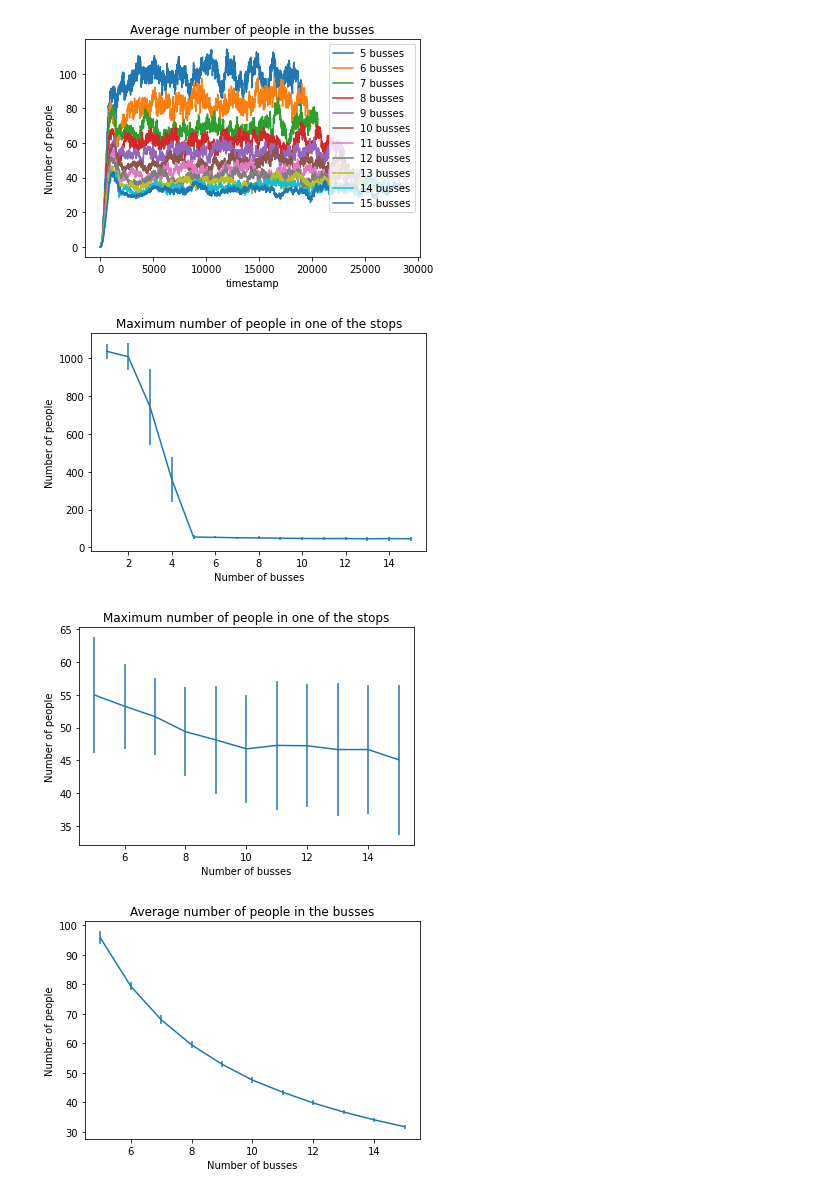
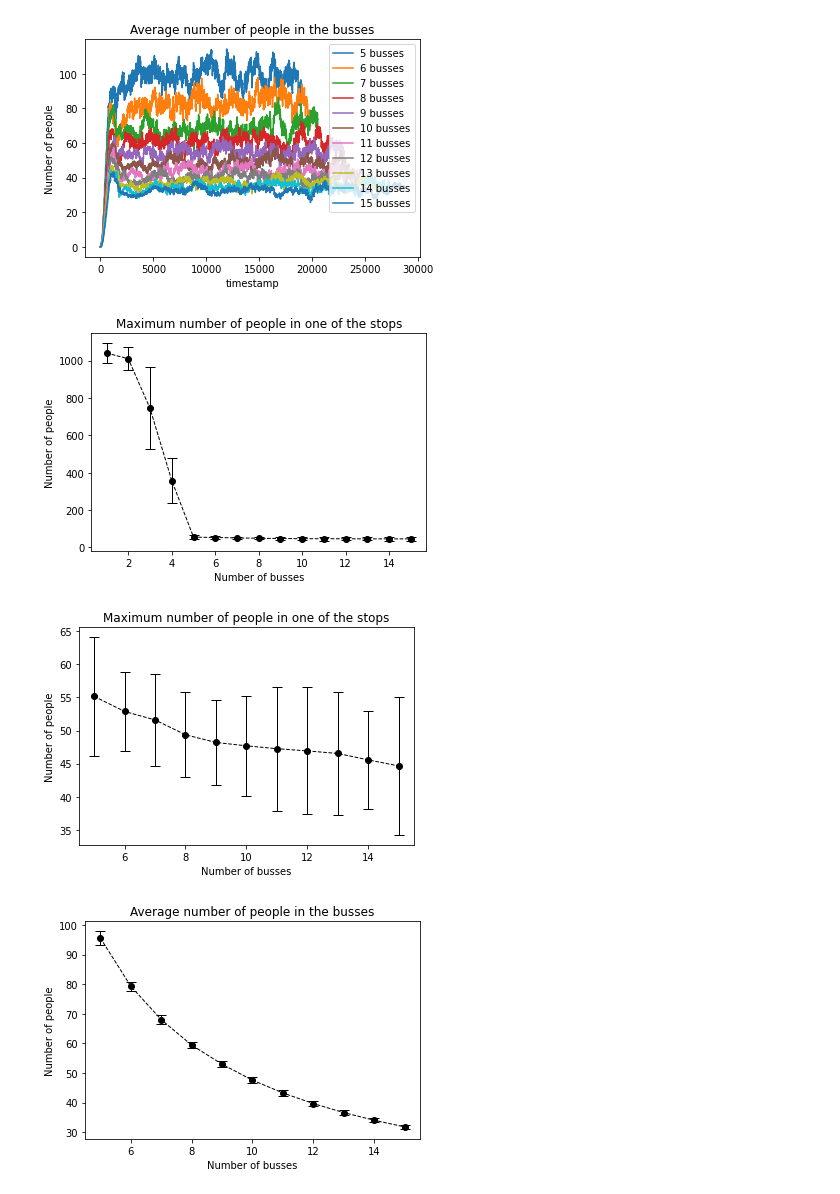
Before and after one commit to phasc/cs166, a Jupyter notebook: assignment1/busSim.ipynb, the cells around one changed output. Drawn from its saved outputs; the diff is of its cells as text; code cells hidden in the pictures.

```diff
--- a/assignment1/busSim.ipynb
+++ b/assignment1/busSim.ipynb
@@ -271,5 +277,5 @@ plt.show()
 # %%
-y=run_simulation(i, 5000)
+y=run_simulation(i, 1500)
 
 print('average total number of people wating: ', np.mean(y))
 sns.relplot(x=range(len(y)), y=y)
@@ -456,11 +462,12 @@ n = 15
 start_n = 1
 sims=[[run_simulation_data(i, 1000).iloc[: , i:].max().max() for _ in range(100)] for i in range(start_n,n+1)]
 # %%
-plt.errorbar(x=range(start_n, n+1), y=[np.mean(i) for i in sims], yerr=[1.96*np.std(i) for i in sims])
+plt.errorbar(x=range(start_n, n+1), y=[np.mean(i) for i in sims], yerr=[1.96*np.std(i) for i in sims],
+            color='black', marker='o', capsize=5, linestyle='--', linewidth=1)
 plt.title('Maximum number of people in one of the stops')
 plt.xlabel('Number of busses')
 plt.ylabel('Number of people')
 plt.show()
 # %% [output]
-[figure, old version]
+[figure, new version]
 # %%
@@ -469,11 +476,12 @@ n = 15
 start_n = 5
 sims=[[run_simulation_data(i, 1000).iloc[: , i:].max().max() for _ in range(100)] for i in range(start_n,n+1)]
 # %%
-plt.errorbar(x=range(start_n, n+1), y=[np.mean(i) for i in sims], yerr=[1.96*np.std(i) for i in sims])
+plt.errorbar(x=range(start_n, n+1), y=[np.mean(i) for i in sims], yerr=[1.96*np.std(i) for i in sims],
+            color='black', marker='o', capsize=5, linestyle='--', linewidth=1)
 plt.title('Maximum number of people in one of the stops')
 plt.xlabel('Number of busses')
 plt.ylabel('Number of people')
 plt.show()
 # %% [output]
-[figure, old version]
+[figure, new version]
 # %%
@@ -481,10 +490,11 @@ n = 15
 start_n = 5
 sims=[[run_simulation_data(i, 1000).iloc[: , :i+1].mean().mean() for _ in range(100)] for i in range(start_n,n+1)]
 # %%
-plt.errorbar(x=range(start_n, n+1), y=[np.mean(i) for i in sims], yerr=[1.96*np.std(i) for i in sims])
+plt.errorbar(x=range(start_n, n+1), y=[np.mean(i) for i in sims], yerr=[1.96*np.std(i) for i in sims],
+            color='black', marker='o', capsize=5, linestyle='--', linewidth=1)
 plt.title('Average number of people in the busses')
 plt.xlabel('Number of busses')
 plt.ylabel('Number of people')
 plt.show()
 # %% [output]
-[figure, old version]
+[figure, new version]
```
Also changed, not shown: parts of 7 cells of this notebook.
